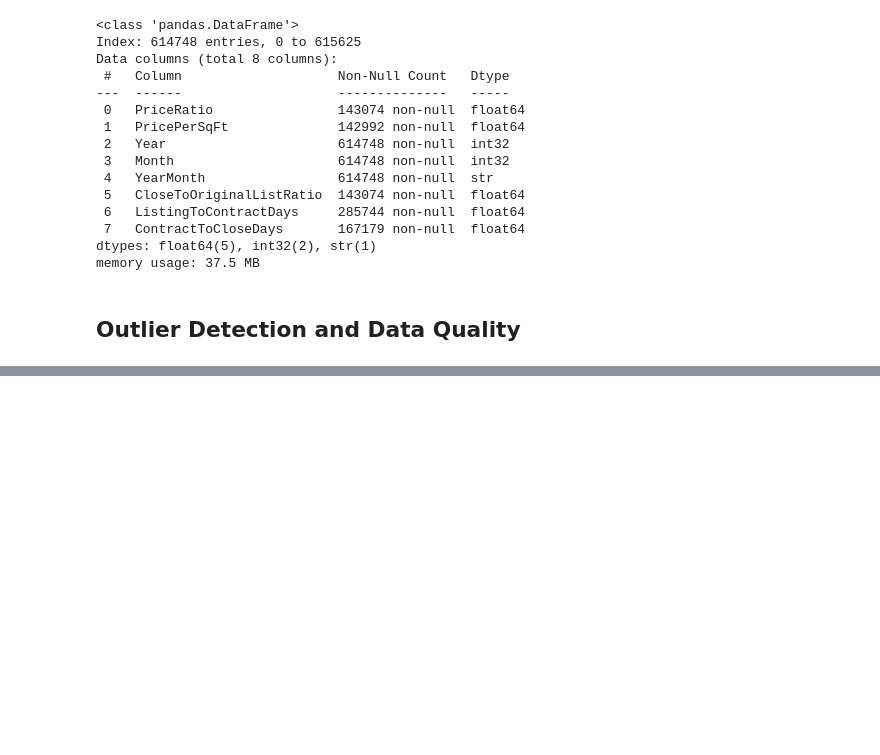
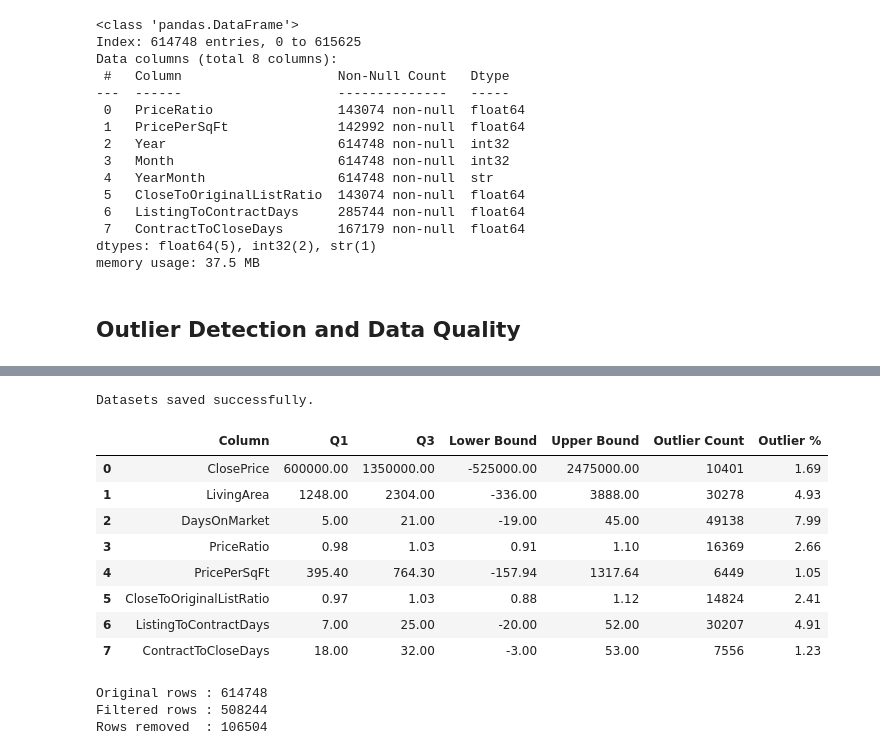
Before and after one commit to rsm-hstseng/IDXExchange-summer-da49, a Jupyter notebook: EDA.ipynb, the cells around one changed output, grey strips where cells are left out. Drawn from its saved outputs; the diff is of its cells as text; code cells hidden in the pictures; blank space fills up the shorter version.

```diff
--- a/EDA.ipynb
+++ b/EDA.ipynb
@@ -2305,0 +2432,80 @@ memory usage: 37.5 MB
+# %%
+# Full dataset with outlier flags
+sold_clean.to_csv("sold_residential_with_outlier_flags.csv", index=False)
+
+# Analysis dataset after removing outliers
+sold_filtered.to_csv("sold_residential_outliers_removed.csv", index=False)
+
+print("Datasets saved successfully.")
+# %% [output]
+Datasets saved successfully.
+# %%
+iqr_columns = [
+    "ClosePrice",
+    "LivingArea",
+    "DaysOnMarket",
+    "PriceRatio",
+    "PricePerSqFt",
+    "CloseToOriginalListRatio",
+    "ListingToContractDays",
+    "ContractToCloseDays",
+]
+
+outlier_summary = []
+
+for col in iqr_columns:
+    Q1 = listing_clean[col].quantile(0.25)
+    Q3 = listing_clean[col].quantile(0.75)
+
+    IQR = Q3 - Q1
+
+    lower = Q1 - 1.5 * IQR
+    upper = Q3 + 1.5 * IQR
+
+    listing_clean[f"{col}_outlier_flag"] = (listing_clean[col] < lower) | (
+        listing_clean[col] > upper
+    )
+
+    outlier_summary.append(
+        {
+            "Column": col,
+            "Q1": round(Q1, 2),
+            "Q3": round(Q3, 2),
+            "Lower Bound": round(lower, 2),
+            "Upper Bound": round(upper, 2),
+            "Outlier Count": listing_clean[f"{col}_outlier_flag"].sum(),
+        }
+    )
+
+outlier_listing_summary = pd.DataFrame(outlier_summary)
+
+outlier_listing_summary["Outlier %"] = (
+    outlier_listing_summary["Outlier Count"] / len(listing_clean) * 100
+).round(2)
+
+outlier_listing_summary
+# %% [output]
+|  | Column | Q1 | Q3 | Lower Bound | Upper Bound | Outlier Count | Outlier % |
+| 0 | ClosePrice | 600000.00 | 1350000.00 | -525000.00 | 2475000.00 | 10401 | 1.69 |
+| 1 | LivingArea | 1248.00 | 2304.00 | -336.00 | 3888.00 | 30278 | 4.93 |
+| 2 | DaysOnMarket | 5.00 | 21.00 | -19.00 | 45.00 | 49138 | 7.99 |
+| 3 | PriceRatio | 0.98 | 1.03 | 0.91 | 1.10 | 16369 | 2.66 |
+| 4 | PricePerSqFt | 395.40 | 764.30 | -157.94 | 1317.64 | 6449 | 1.05 |
+| 5 | CloseToOriginalListRatio | 0.97 | 1.03 | 0.88 | 1.12 | 14824 | 2.41 |
+| 6 | ListingToContractDays | 7.00 | 25.00 | -20.00 | 52.00 | 30207 | 4.91 |
+| 7 | ContractToCloseDays | 18.00 | 32.00 | -3.00 | 53.00 | 7556 | 1.23 |
+# %%
+filter_mask = pd.Series(True, index=listing_clean.index)
+
+for col in iqr_columns:
+    filter_mask &= ~listing_clean[f"{col}_outlier_flag"]
+
+listing_filtered = listing_clean.loc[filter_mask].copy()
+
+print("Original rows :", len(listing_clean))
+print("Filtered rows :", len(listing_filtered))
+print("Rows removed  :", len(listing_clean) - len(listing_filtered))
+# %% [output]
+Original rows : 614748
+Filtered rows : 508244
+Rows removed  : 106504
```
Also changed, not shown: parts of 9 cells of this notebook.
